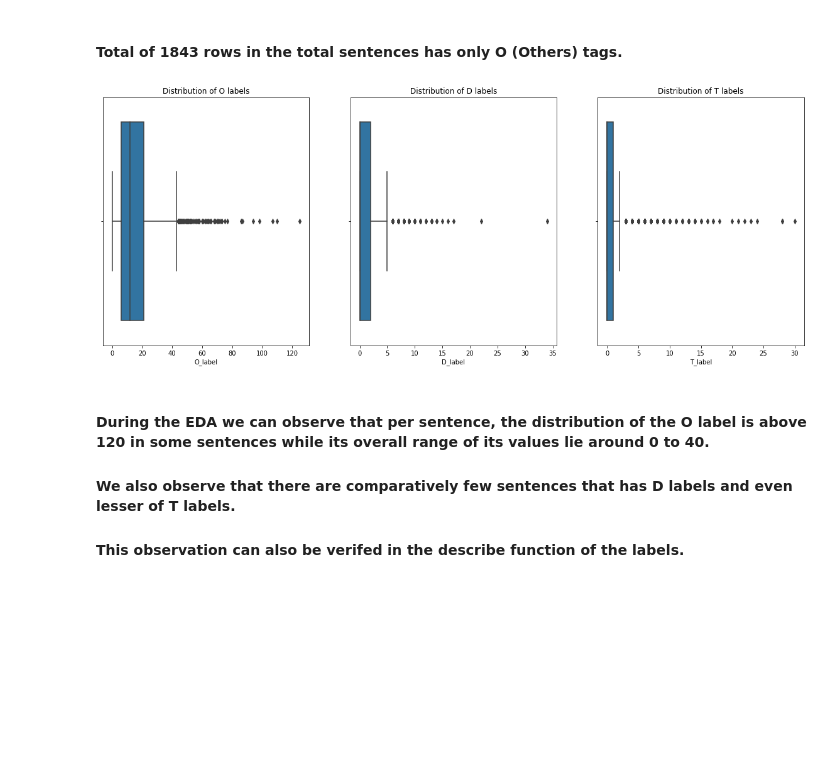
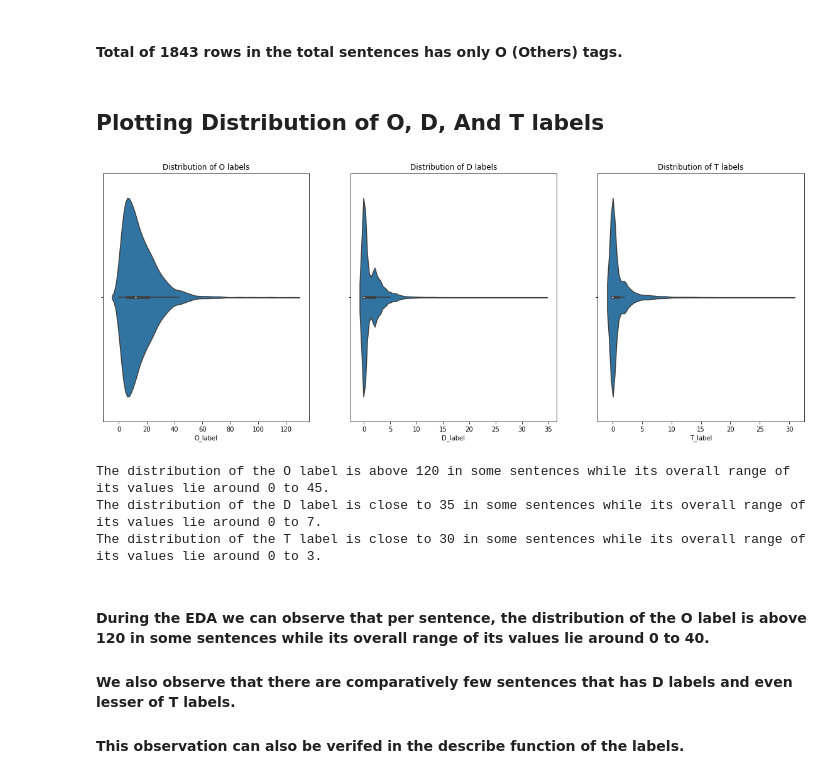
Before and after one commit to charliethomasct82/HealthCare-Data, a Jupyter notebook: Health_care_data.ipynb, the cells around one changed output. Saved outputs shown, nothing was run; the diff lists cells and outputs as text; code cells hidden in the pictures; blank space fills up the shorter version.

```diff
--- a/Health_care_data.ipynb
+++ b/Health_care_data.ipynb
@@ -246,20 +249,31 @@ df[(df.T_label==0)&(df.D_label==0)]
 1843 rows × 5 columns
 # %% [markdown]
 #### Total of 1843 rows in the total sentences has only O (Others) tags.
+# %% [markdown]
+## Plotting Distribution of O, D, And T labels
 # %%
 plt.figure(figsize=(20,16))
 plt.subplot(2,3,1)
 plt.title('Distribution of O labels')
-sns.boxplot(df.O_label)
+sns.violinplot(df.O_label)
 plt.subplot(2,3,2)
 plt.title('Distribution of D labels')
-sns.boxplot(df.D_label)
+sns.violinplot(df.D_label)
 plt.subplot(2,3,3)
 plt.title('Distribution of T labels')
-sns.boxplot(df.T_label)
+sns.violinplot(df.T_label)
 plt.show()
+
+print()
+
+print("The distribution of the O label is above 120 in some sentences while its overall range of its values lie around 0 to 45.")
+print("The distribution of the D label is close to 35 in some sentences while its overall range of its values lie around 0 to 7.")
+print("The distribution of the T label is close to 30 in some sentences while its overall range of its values lie around 0 to 3.")
 # %% [output]
-[figure, old version]
+[figure, new version]
+The distribution of the O label is above 120 in some sentences while its overall range of its values lie around 0 to 45.
+The distribution of the D label is close to 35 in some sentences while its overall range of its values lie around 0 to 7.
+The distribution of the T label is close to 30 in some sentences while its overall range of its values lie around 0 to 3.
 # %% [markdown]
 #### During the EDA we can observe that per sentence, the distribution of the O label is above 120 in some sentences while its overall range  of its values lie around 0 to 40.
 #### We also observe that there are comparatively few sentences that has D labels and even lesser of T labels.
```
Also changed, not shown: parts of 21 cells of this notebook.
